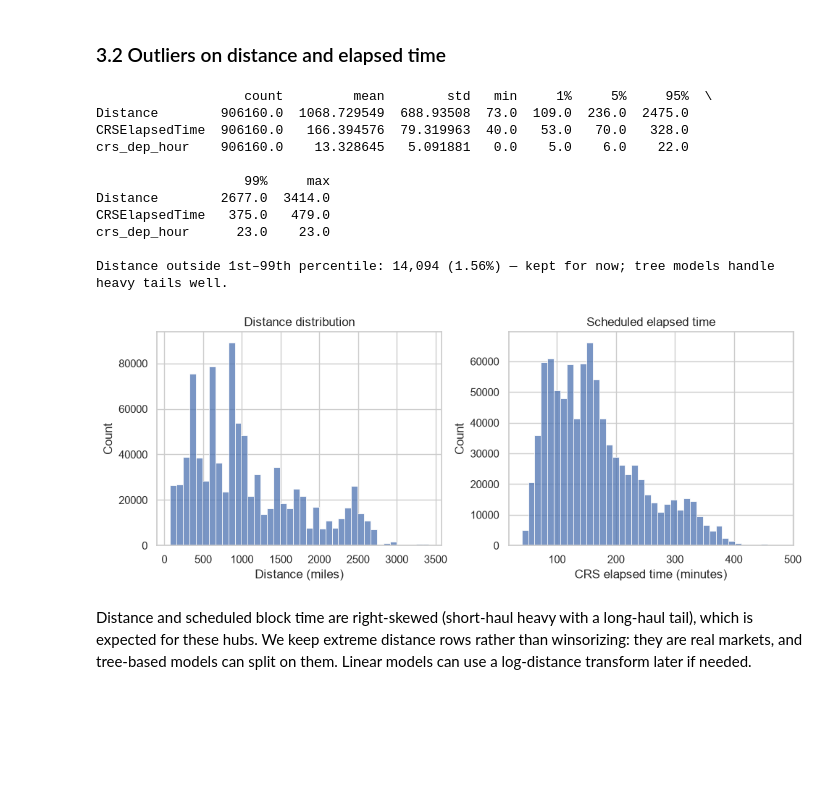
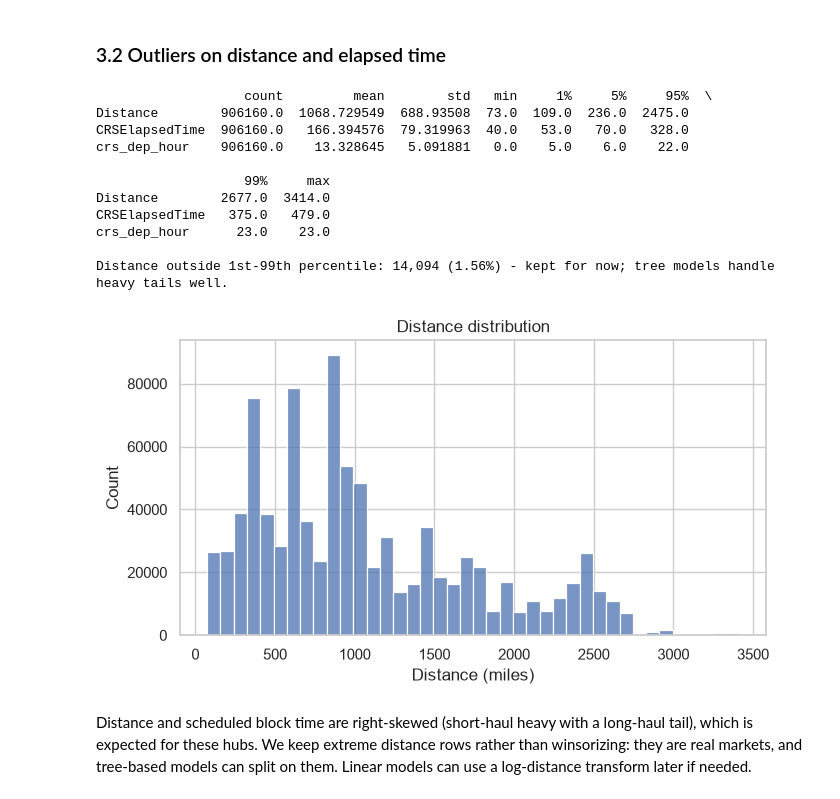
Before and after one commit to mrosalia96/ads505-flight-delay-prediction, a Jupyter notebook: notebooks/technical_notebook.ipynb, the cells around one changed output. Cells and saved outputs as stored; diff of their text form; code cells hidden in the pictures; blank space fills up the shorter version.

```diff
--- a/notebooks/technical_notebook.ipynb
+++ b/notebooks/technical_notebook.ipynb
@@ -356,37 +302,35 @@ Cancelled flights and rows without `DepDel15` were already removed. Remaining ca
 # %%
 numeric_check = ["Distance", "CRSElapsedTime", "crs_dep_hour"]
 summary = flights_clean[numeric_check].describe(percentiles=[0.01, 0.05, 0.95, 0.99]).T
 print(summary)
 
-# Flag extreme schedule length / distance for review (do not auto-delete yet)
 q01 = flights_clean["Distance"].quantile(0.01)
 q99 = flights_clean["Distance"].quantile(0.99)
 extreme_dist = (flights_clean["Distance"] < q01) | (flights_clean["Distance"] > q99)
-print(f"\nDistance outside 1st–99th percentile: {extreme_dist.sum():,} "
-      f"({extreme_dist.mean():.2%}) — kept for now; tree models handle heavy tails well.")
+print(
+    f"\nDistance outside 1st-99th percentile: {extreme_dist.sum():,} "
+    f"({extreme_dist.mean():.2%}) - kept for now; tree models handle heavy tails well."
+)
 
-fig, axes = plt.subplots(1, 2, figsize=(10, 4))
-sns.histplot(flights_clean["Distance"], bins=40, ax=axes[0], color="#4C72B0")
-axes[0].set_title("Distance distribution")
-axes[0].set_xlabel("Distance (miles)")
-sns.histplot(flights_clean["CRSElapsedTime"].dropna(), bins=40, ax=axes[1], color="#4C72B0")
-axes[1].set_title("Scheduled elapsed time")
-axes[1].set_xlabel("CRS elapsed time (minutes)")
+fig, ax = plt.subplots(figsize=(7, 4))
+sns.histplot(flights_clean["Distance"], bins=40, ax=ax, color="#4C72B0")
+ax.set_title("Distance distribution")
+ax.set_xlabel("Distance (miles)")
 plt.tight_layout()
 plt.show()
 # %% [output]
                    count         mean        std   min     1%     5%     95%  \
 Distance        906160.0  1068.729549  688.93508  73.0  109.0  236.0  2475.0
 CRSElapsedTime  906160.0   166.394576  79.319963  40.0   53.0   70.0   328.0
 crs_dep_hour    906160.0    13.328645   5.091881   0.0    5.0    6.0    22.0
 
                    99%     max
 Distance        2677.0  3414.0
 CRSElapsedTime   375.0   479.0
 crs_dep_hour      23.0    23.0
 
-Distance outside 1st–99th percentile: 14,094 (1.56%) — kept for now; tree models handle heavy tails well.
+Distance outside 1st-99th percentile: 14,094 (1.56%) - kept for now; tree models handle heavy tails well.
-[figure, old version]
+[figure, new version]
 # %% [markdown]
 Distance and scheduled block time are right-skewed (short-haul heavy with a long-haul tail), which is expected for these hubs. We keep extreme distance rows rather than winsorizing: they are real markets, and tree-based models can split on them. Linear models can use a log-distance transform later if needed.
 # %% [markdown]
```
Also changed, not shown: parts of 27 cells of this notebook, 1 other file.
